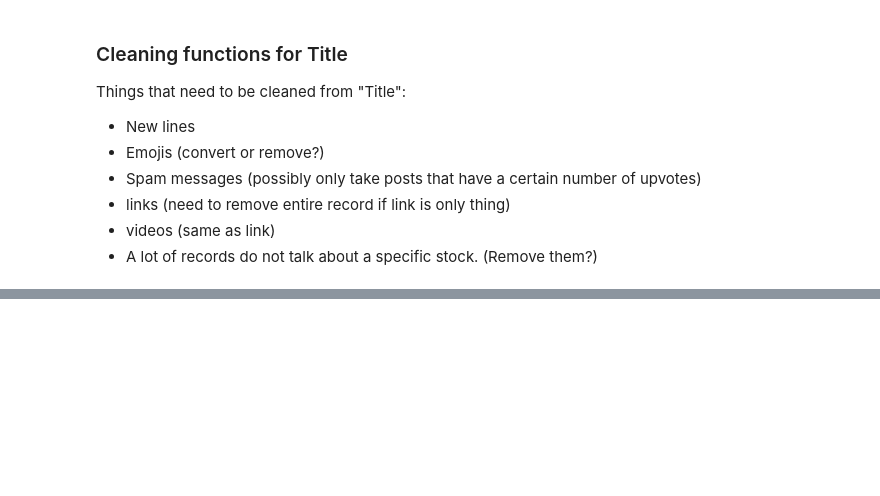
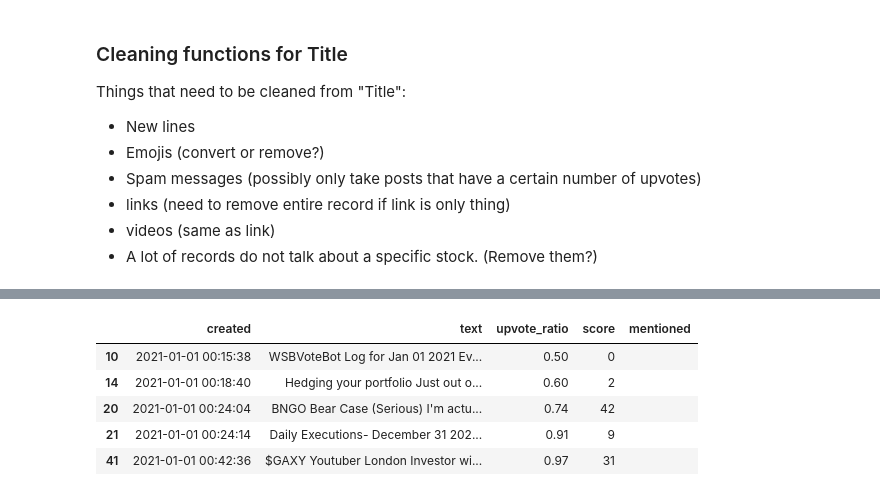
Before and after one commit to benfouch/finalDaScProj, a Jupyter notebook: cleaning.ipynb, the cells around one changed output, grey strips where cells are left out. Cells and saved outputs as stored; diff of their text form; code cells hidden in the pictures; blank space fills up the shorter version.

```diff
--- a/cleaning.ipynb
+++ b/cleaning.ipynb
@@ -113,0 +301,6 @@ Columns that could maybe possibly be removed:
+# %%
+import re
+
+#regex from chatgpt seems to work
+url_pattern = re.compile(r"(https?:\/\/(?:www\.|(?!www))[a-zA-Z0-9][a-zA-Z0-9-]+[a-zA-Z0-9]\.[^\s]{2,}|www\.[a-zA-Z0-9][a-zA-Z0-9-]+[a-zA-Z0-9]\.[^\s]{2,}|https?:\/\/(?:www\.|(?!www))[a-zA-Z0-9]+\.[^\s]{2,}|www\.[a-zA-Z0-9]+\.[^\s]{2,})")
+df_extracted['text'] = df_extracted['text'].str.replace(url_pattern,'')
@@ -113,0 +309,2 @@ Columns that could maybe possibly be removed:
+# %%
+df_extracted['text'] = df_extracted['text'].str.replace(re.compile(r"(\/u\/[a-zA-Z0-9]+|\/r\/[a-zA-Z0-9]+)"),'')
@@ -113,0 +313,6 @@ Columns that could maybe possibly be removed:
+# %%
+before = df_extracted.shape[0]
+print(f'Shape before drop duplicates: {df_extracted.shape}')
+df_extracted = df_extracted.drop_duplicates(subset=["text"], keep=False)
+print(f'Shape after drop duplicates: {df_extracted.shape}')
+print(f'Records lost: {before - df_extracted.shape[0]}')
@@ -113,0 +343,20 @@ Columns that could maybe possibly be removed:
+# %%
+import json
+
+ticker_dict = 0
+
+with open('stonks.json', 'r') as f:
+    ticker_dict = json.load(f)
+
+
+
+def find_ticker(text):
+    mentioned = []
+    for ticker, names in ticker_dict.items():
+        for name in names:
+            if name in text:
+                mentioned.append(ticker)
+                break
+    return " ".join(mentioned)
+
+df_extracted['mentioned'] = df_extracted['text'].apply(find_ticker)
@@ -113,0 +384,9 @@ Columns that could maybe possibly be removed:
+# %%
+df_extracted.head()
+# %% [output]
+|  | created | text | upvote_ratio | score | mentioned |
+| 10 | 2021-01-01 00:15:38 | WSBVoteBot Log for Jan 01 2021 Ev... | 0.50 | 0 |  |
+| 14 | 2021-01-01 00:18:40 | Hedging your portfolio Just out o... | 0.60 | 2 |  |
+| 20 | 2021-01-01 00:24:04 | BNGO Bear Case (Serious) I'm actu... | 0.74 | 42 |  |
+| 21 | 2021-01-01 00:24:14 | Daily Executions- December 31 202... | 0.91 | 9 |  |
+| 41 | 2021-01-01 00:42:36 | $GAXY Youtuber London Investor wi... | 0.97 | 31 |  |
```
Also changed, not shown: parts of 40 cells of this notebook, 5 other files.
